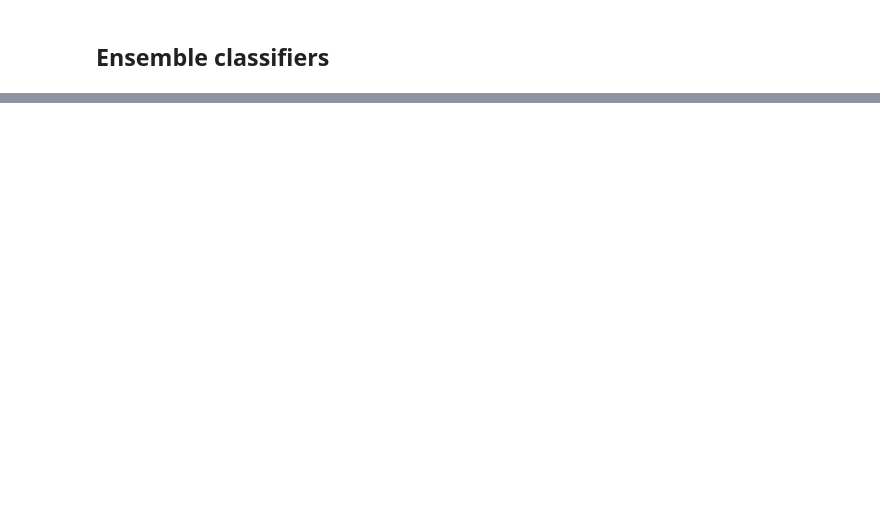
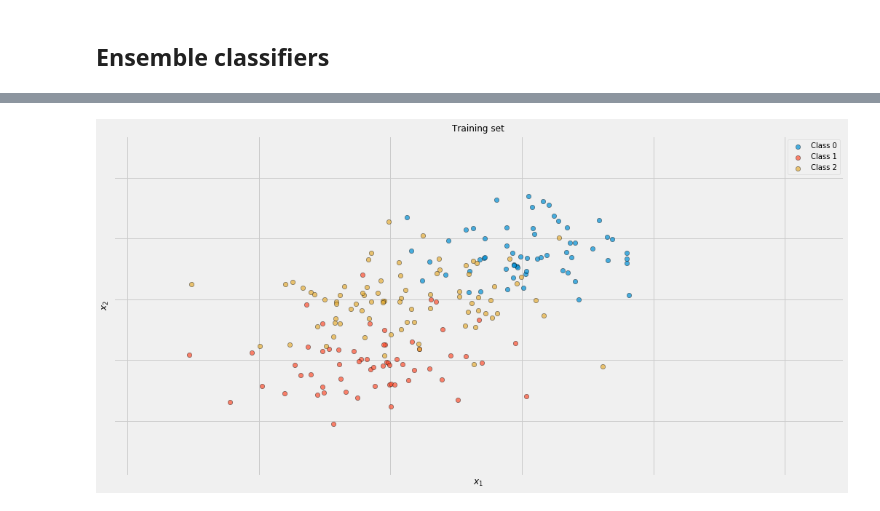
Before and after one commit to tvml/ml2526, a Jupyter notebook: codici/ensemble.ipynb, the cells around one changed output, grey strips where cells are left out. Saved outputs shown, nothing was run; the diff lists cells and outputs as text; code cells hidden in the pictures; blank space fills up the shorter version.

```diff
--- a/codici/ensemble.ipynb
+++ b/codici/ensemble.ipynb
@@ -212,0 +50,44 @@ Adaboost with features: 2-3, maxdepth=13, 15 estimatos. Score = 0.99333
+# %%
+df = pd.read_csv('../dataset/knnClassify3c.csv', delimiter=';')
+dft = pd.read_csv('../dataset/knnClassify3c-test.csv', delimiter=';')
+df_all = pd.concat([df,dft])
+# %%
+x1min=min(min(df.x1),min(dft.x1))
+x1max=max(max(df.x1),max(dft.x1))
+x2min=min(min(df.x2),min(dft.x2))
+x2max=max(max(df.x2),max(dft.x2))
+
+x1min=x1min-(x1max-x1min)/10
+x1max=x1max+(x1max-x1min)/10
+x2min=x2min-(x2max-x2min)/10
+x2max=x2max+(x2max-x2min)/10
+
+
+x = np.linspace(x1min,x1max, 100)
+y = np.linspace(x2min,x2max, 100)
+
+xx, yy = np.meshgrid(x, y)
+xy = np.c_[xx.ravel(), yy.ravel()]
+
+
+x_train=np.asarray(df[['x1','x2']])
+y_train=df['class']
+x_test=np.asarray(dft[['x1','x2']])
+y_test=dft['class']
+# %%
+d = df
+fig = plt.figure(figsize=(16,8))
+ax = fig.gca()
+plt.tick_params(which='both', bottom='off', left='off', labelbottom='off', labelleft='off')
+for cl in xrange(1,n_classes+1):
+    data = d[d['class']==cl]
+    plt.scatter(data.x1,data.x2, c=colors[cl-1], s=40, edgecolors='k', marker='o', alpha=.7, label='Class {0:d}'.format(cl-1))
+plt.xlim(x1min, x1max)
+plt.ylim(x2min, x2max)
+plt.ylabel('$x_2$', fontsize=12)
+plt.xlabel('$x_1$', fontsize=12)
+plt.title('Training set', fontsize=12)
+plt.legend()
+plt.show()
+# %% [output]
+[figure, added]
```
Also changed, not shown: parts of 39 cells of this notebook, 3 other files.
